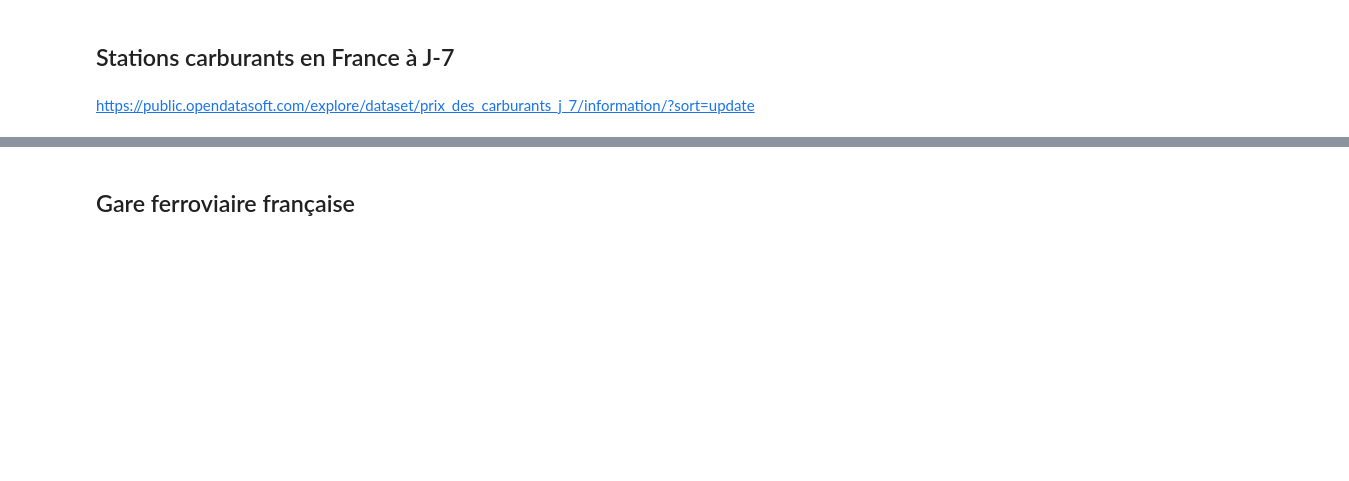
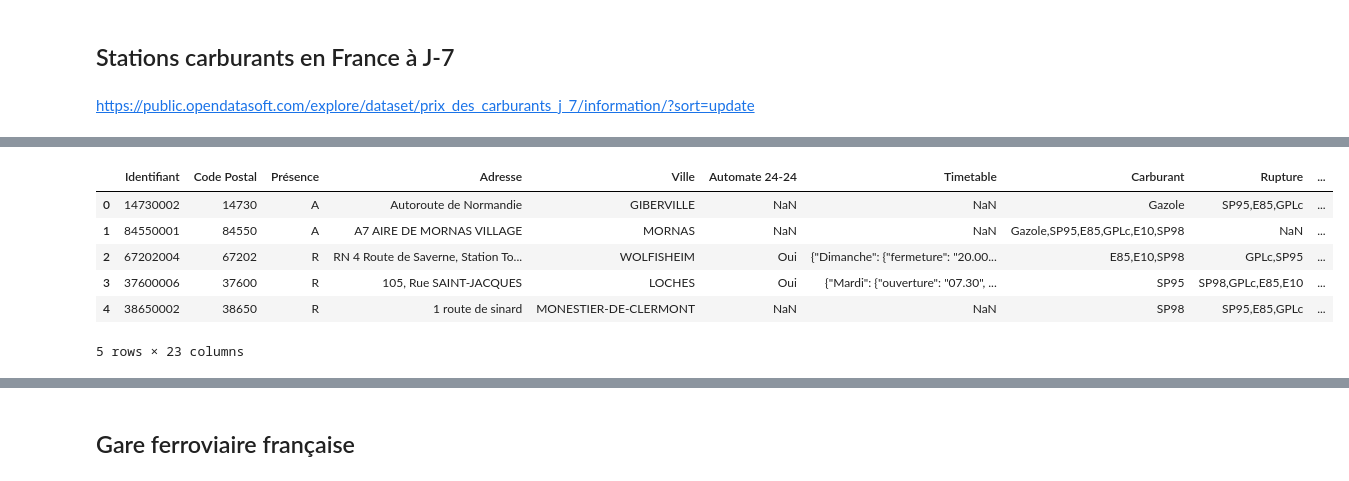
Before and after one commit to FilRougeMobilite/Mobilite, a Jupyter notebook: Analyse_datas_Nicolas.ipynb, the cells around one changed output, grey strips where cells are left out. Cells and saved outputs as stored; diff of their text form; code cells hidden in the pictures; blank space fills up the shorter version.

Commit message:
Avec correction des stations carburants

```diff
--- a/Analyse_datas_Nicolas.ipynb
+++ b/Analyse_datas_Nicolas.ipynb
@@ -681,0 +719,11 @@ for i, x in df_carb[(df_carb['code_commune_n'].isna()) & (df_carb['lat'].notna()
+# %%
+df_carb['code_commune_n'] = np.NaN
+df_carb.head()
+# %% [output]
+|  | Identifiant | Code Postal | Présence | Adresse | Ville | Automate 24-24 | Timetable | Carburant | Rupture | ... |
+| 0 | 14730002 | 14730 | A | Autoroute de Normandie | GIBERVILLE | NaN | NaN | Gazole | SP95,E85,GPLc | ... |
+| 1 | 84550001 | 84550 | A | A7 AIRE DE MORNAS VILLAGE | MORNAS | NaN | NaN | Gazole,SP95,E85,GPLc,E10,SP98 | NaN | ... |
+| 2 | 67202004 | 67202 | R | RN 4 Route de Saverne, Station To... | WOLFISHEIM | Oui | {"Dimanche": {"fermeture": "20.00... | E85,E10,SP98 | GPLc,SP95 | ... |
+| 3 | 37600006 | 37600 | R | 105, Rue SAINT-JACQUES | LOCHES | Oui | {"Mardi": {"ouverture": "07.30", ... | SP95 | SP98,GPLc,E85,E10 | ... |
+| 4 | 38650002 | 38650 | R | 1 route de sinard | MONESTIER-DE-CLERMONT | NaN | NaN | SP98 | SP95,E85,GPLc | ... |
+5 rows × 23 columns
```
Also changed, not shown: parts of 31 cells of this notebook, 2 other files.
